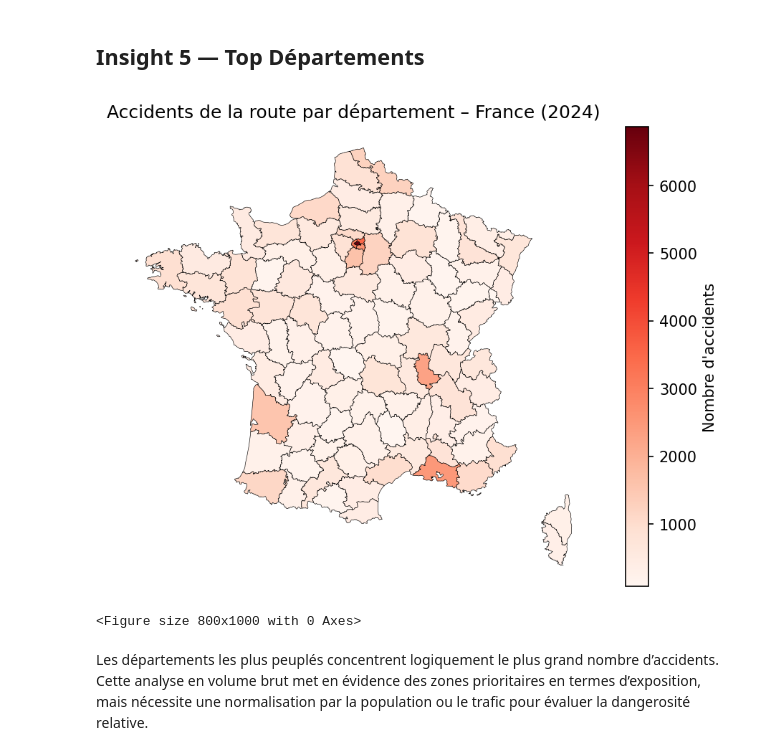
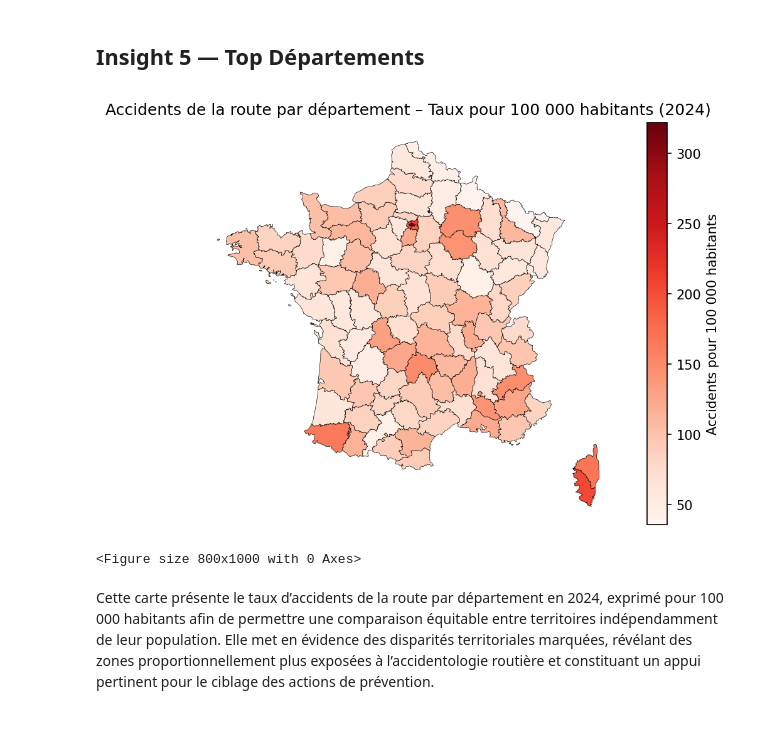
Before and after one commit to hannae-carpin/accidents-france-baac, a Jupyter notebook: notebooks/02_insights.ipynb, the cells around one changed output. Saved outputs shown, nothing was run; the diff lists cells and outputs as text; code cells hidden in the pictures; blank space fills up the shorter version.

```diff
--- a/notebooks/02_insights.ipynb
+++ b/notebooks/02_insights.ipynb
@@ -24,6 +24,7 @@ from IPython.display import Image, display
 DATA = Path("../data/processed")
 acc = pd.read_parquet(DATA / "accidents-2024.parquet")
 usag = pd.read_parquet(DATA / "usagers-2024.parquet")
+pop = pd.read_parquet(DATA / "populations-2024.parquet")
 
-print(acc.shape, usag.shape)
+print(acc.shape, usag.shape, pop.shape)
 # %% [output]
@@ -189,33 +194,43 @@ La similarité entre la distribution horaire des accidents et celle des décès
 Ces créneaux pourraient constituer des cibles prioritaires pour des actions de prévention renforcées.
 # %% [markdown]
 ## Insight 5 — Top Départements
-# %%
-import geopandas as gpd
-from src.features import accidents_par_departement, merge_accidents_geo
-
-geo_path = PROJECT_ROOT / "data" / "geo" / "departements.geojson"
-geo_dep = gpd.read_file(geo_path)
-acc_dep = accidents_par_departement(acc)
-geo_dep_acc = merge_accidents_geo(geo_dep, acc_dep)
-
-plt.figure(figsize=(8, 10))
-
-geo_dep_acc.plot(
-    column="nb_accidents",
-    cmap="Reds",
-    linewidth=0.3,
-    edgecolor="black",
-    legend=True,
-    legend_kwds={"label": "Nombre d'accidents"},
-)
-
-plt.title("Accidents de la route par département – France (2024)")
-plt.axis("off")
-
-path = save_fig("05_carte_accidents_par_departement.png")
-display(Image(filename=str(path)))
-# %% [output]
-[figure, removed]
-<Figure size 800x1000 with 0 Axes>
+# %%
+import geopandas as gpd
+from src.features import accidents_par_departement, merge_accidents_geo, normaliser_dep_metropole, add_taux_100k
+
+pop["dep"] = normaliser_dep_metropole(pop["dep"])
+pop = pop.dropna(subset=["dep"])
+
+acc_dep = accidents_par_departement(acc)
+acc_dep_norm = add_taux_100k(acc_dep, pop)
+
+geo_path = PROJECT_ROOT / "data" / "geo" / "departements.geojson"
+geo_dep = gpd.read_file(geo_path)
+geo_dep = geo_dep.rename(columns={"code": "dep"})
+
+geo_dep_acc = merge_accidents_geo(geo_dep, acc_dep_norm)
+
+
+plt.figure(figsize=(8, 10))
+
+geo_dep_acc.plot(
+    column="taux_100k",
+    cmap="Reds",
+    linewidth=0.3,
+    edgecolor="black",
+    legend=True,
+    legend_kwds={"label": "Accidents pour 100 000 habitants"},
+    missing_kwds={"color": "lightgrey", "label": "Donnée manquante"},
+)
+
+plt.title("Accidents de la route par département – Taux pour 100 000 habitants (2024)")
+plt.axis("off")
+
+path = save_fig("05_carte_accidents_par_departement_taux_100k.png")
+display(Image(filename=str(path)))
+# %% [output]
+[figure, added]
+<Figure size 800x1000 with 0 Axes>
 # %% [markdown]
-Les départements les plus peuplés concentrent logiquement le plus grand nombre d’accidents. Cette analyse en volume brut met en évidence des zones prioritaires en termes d’exposition, mais nécessite une normalisation par la population ou le trafic pour évaluer la dangerosité relative.
+Cette carte présente le taux d’accidents de la route par département en 2024, exprimé pour 100 000 habitants afin de permettre une comparaison équitable entre territoires indépendamment de leur population.
+Elle met en évidence des disparités territoriales marquées, révélant des zones proportionnellement plus exposées à l’accidentologie routière et constituant un appui pertinent pour le ciblage des actions de prévention.
```
Also changed, not shown: parts of 15 cells of this notebook, 13 other files.
